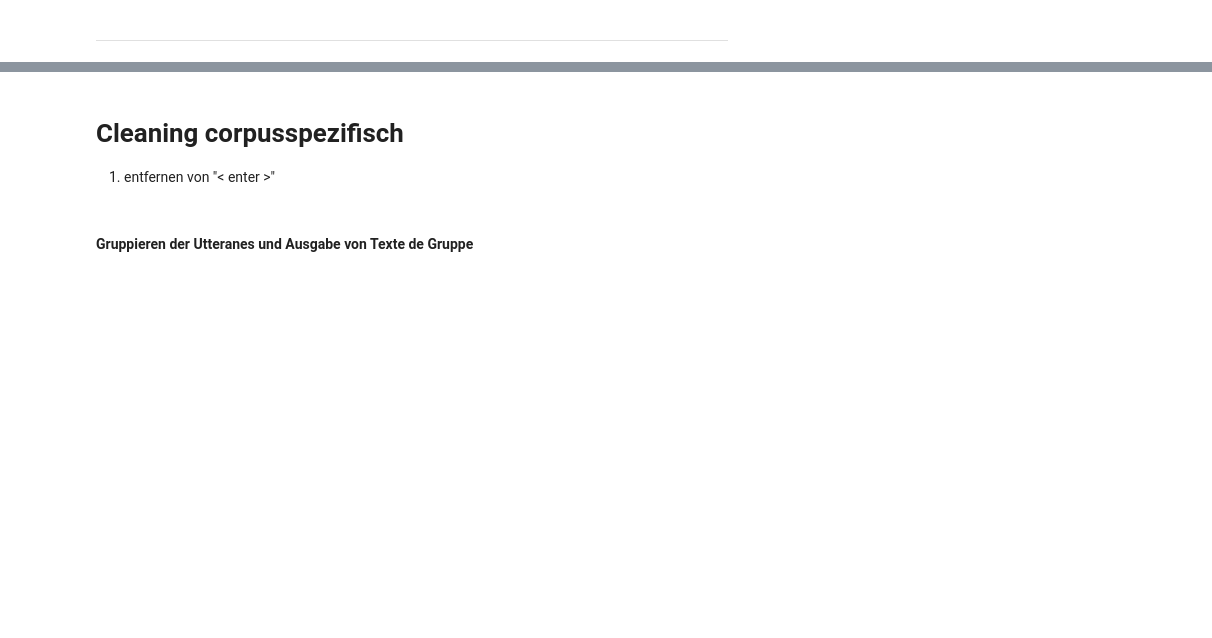
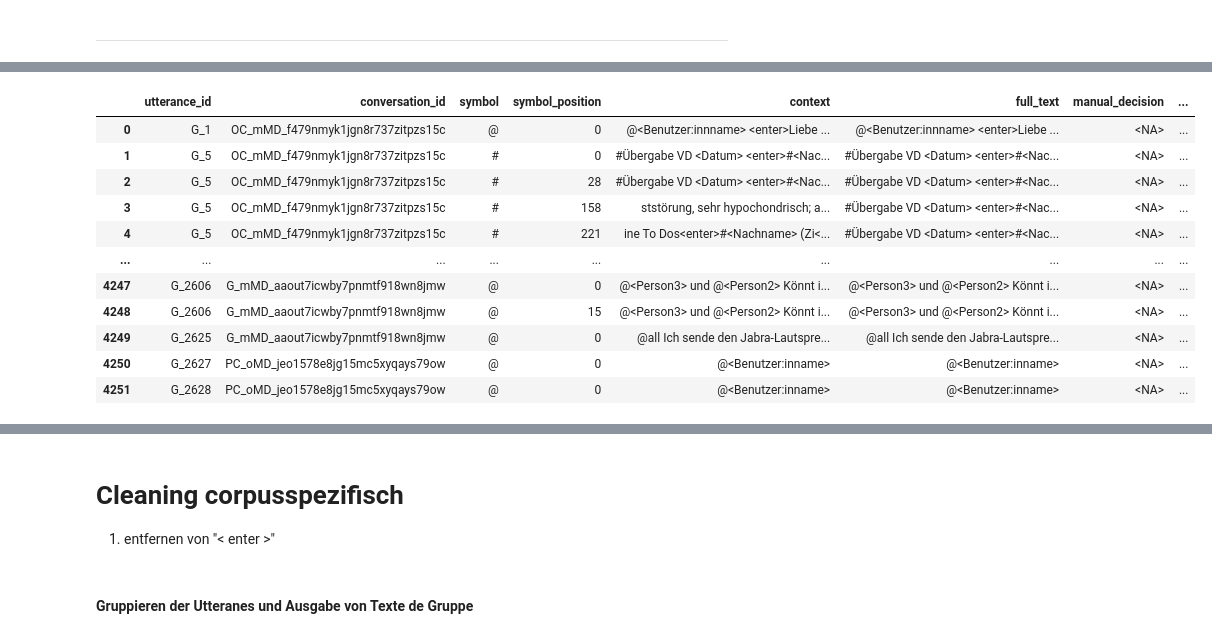
Before and after one commit to sajosa/DocTalk-Corpus-Analysis, a Jupyter notebook: 02_group_messages_analysis/DocTalk_ChatCorpus_Analyse_Gr.ipynb, the cells around one changed output, grey strips where cells are left out. Drawn from its saved outputs; the diff is of its cells as text; code cells hidden in the pictures; blank space fills up the shorter version.

```diff
--- a/02_group_messages_analysis/DocTalk_ChatCorpus_Analyse_Gr.ipynb
+++ b/02_group_messages_analysis/DocTalk_ChatCorpus_Analyse_Gr.ipynb
@@ -7282,0 +7374,82 @@ display(HTML(f"""
+# %%
+# =========================
+# Create validation table for "#" and "@" occurrences
+# =========================
+
+import re
+import pandas as pd
+from collections import Counter
+
+# Work on the original group-message corpus
+# Do not use the already cleaned corpus here
+corpus_for_symbol_review = G_corpus
+
+# Symbols to inspect
+symbols_to_review = ["#", "@"]
+
+symbol_review_records = []
+
+def get_symbol_context(text, symbol_position, window=80):
+    """
+    Return a short context snippet around a symbol occurrence.
+    """
+    context_start = max(0, symbol_position - window)
+    context_end = min(len(text), symbol_position + window + 1)
+    return text[context_start:context_end]
+
+
+for utterance in corpus_for_symbol_review.iter_utterances():
+    text = str(utterance.text)
+
+    for symbol in symbols_to_review:
+        for match in re.finditer(re.escape(symbol), text):
+            symbol_review_records.append({
+                "utterance_id": utterance.id,
+                "conversation_id": utterance.conversation_id,
+                "symbol": symbol,
+                "symbol_position": match.start(),
+                "context": get_symbol_context(
+                    text=text,
+                    symbol_position=match.start(),
+                    window=80
+                ),
+                "full_text": text
+            })
+
+# Create validation DataFrame
+G_symbol_review_df = pd.DataFrame(symbol_review_records)
+
+# Add empty manual review columns
+G_symbol_review_df["manual_decision"] = pd.NA
+G_symbol_review_df["manual_replacement"] = pd.NA
+G_symbol_review_df["manual_note"] = pd.NA
+
+# Display result
+display(G_symbol_review_df)
+
+print("Number of symbol occurrences found:")
+print(G_symbol_review_df.shape[0])
+
+print("\nOccurrences by symbol:")
+display(
+    G_symbol_review_df["symbol"]
+    .value_counts()
+    .reset_index()
+    .rename(columns={
+        "index": "symbol",
+        "symbol": "count"
+    })
+)
+# %% [output]
+|  | utterance_id | conversation_id | symbol | symbol_position | context | full_text | manual_decision | ... |
+| 0 | G_1 | OC_mMD_f479nmyk1jgn8r737zitpzs15c | @ | 0 | @<Benutzer:innname> <enter>Liebe ... | @<Benutzer:innname> <enter>Liebe ... | <NA> | ... |
+| 1 | G_5 | OC_mMD_f479nmyk1jgn8r737zitpzs15c | # | 0 | #Übergabe VD <Datum> <enter>#<Nac... | #Übergabe VD <Datum> <enter>#<Nac... | <NA> | ... |
+| 2 | G_5 | OC_mMD_f479nmyk1jgn8r737zitpzs15c | # | 28 | #Übergabe VD <Datum> <enter>#<Nac... | #Übergabe VD <Datum> <enter>#<Nac... | <NA> | ... |
+| 3 | G_5 | OC_mMD_f479nmyk1jgn8r737zitpzs15c | # | 158 | ststörung, sehr hypochondrisch; a... | #Übergabe VD <Datum> <enter>#<Nac... | <NA> | ... |
+| 4 | G_5 | OC_mMD_f479nmyk1jgn8r737zitpzs15c | # | 221 | ine To Dos<enter>#<Nachname> (Zi<... | #Übergabe VD <Datum> <enter>#<Nac... | <NA> | ... |
+| ... | ... | ... | ... | ... | ... | ... | ... | ... |
+| 4247 | G_2606 | G_mMD_aaout7icwby7pnmtf918wn8jmw | @ | 0 | @<Person3> und @<Person2> Könnt i... | @<Person3> und @<Person2> Könnt i... | <NA> | ... |
+| 4248 | G_2606 | G_mMD_aaout7icwby7pnmtf918wn8jmw | @ | 15 | @<Person3> und @<Person2> Könnt i... | @<Person3> und @<Person2> Könnt i... | <NA> | ... |
+| 4249 | G_2625 | G_mMD_aaout7icwby7pnmtf918wn8jmw | @ | 0 | @all Ich sende den Jabra-Lautspre... | @all Ich sende den Jabra-Lautspre... | <NA> | ... |
+| 4250 | G_2627 | PC_oMD_jeo1578e8jg15mc5xyqays79ow | @ | 0 | @<Benutzer:inname> | @<Benutzer:inname> | <NA> | ... |
+| 4251 | G_2628 | PC_oMD_jeo1578e8jg15mc5xyqays79ow | @ | 0 | @<Benutzer:inname> | @<Benutzer:inname> | <NA> | ... |
```
Also changed, not shown: parts of 19 cells of this notebook, 5 other files.
